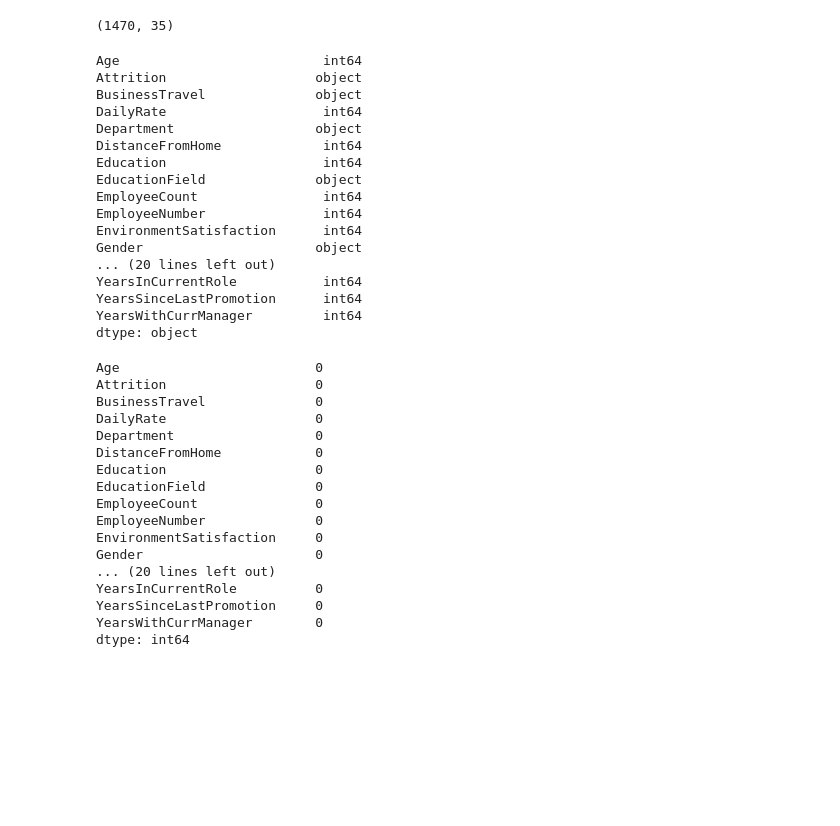
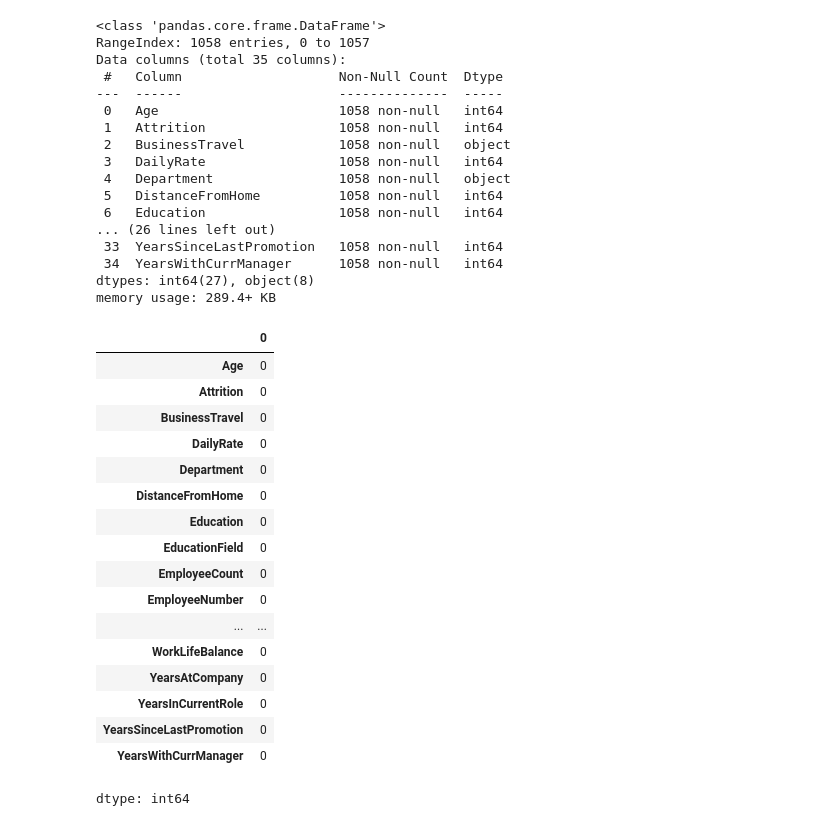
Before and after one commit to karanBx/EmployeeAttrition, a Jupyter notebook: EmployeeLeave.ipynb, the cells around one changed output. Drawn from its saved outputs; the diff is of its cells as text; code cells hidden in the pictures; blank space fills up the shorter version.

```diff
--- a/EmployeeLeave.ipynb
+++ b/EmployeeLeave.ipynb
@@ -31,47 +46,43 @@ df.head(7)
 # %%
-#Get the number of rows and number of columns in the data
-df.shape
+#Get the basic information of the dataset and the feature's datatypes
+data.info()
 # %% [output]
-(1470, 35)
+<class 'pandas.core.frame.DataFrame'>
+RangeIndex: 1058 entries, 0 to 1057
+Data columns (total 35 columns):
+ #   Column                    Non-Null Count  Dtype
+---  ------                    --------------  -----
+ 0   Age                       1058 non-null   int64
+ 1   Attrition                 1058 non-null   int64
+ 2   BusinessTravel            1058 non-null   object
+ 3   DailyRate                 1058 non-null   int64
+ 4   Department                1058 non-null   object
+ 5   DistanceFromHome          1058 non-null   int64
+ 6   Education                 1058 non-null   int64
+... (26 lines left out)
+ 33  YearsSinceLastPromotion   1058 non-null   int64
+ 34  YearsWithCurrManager      1058 non-null   int64
+dtypes: int64(27), object(8)
+memory usage: 289.4+ KB
-# %%
-#Get the column data types
-df.dtypes
-# %% [output]
-Age                          int64
-Attrition                   object
-BusinessTravel              object
-DailyRate                    int64
-Department                  object
-DistanceFromHome             int64
-Education                    int64
-EducationField              object
-EmployeeCount                int64
-EmployeeNumber               int64
-EnvironmentSatisfaction      int64
-Gender                      object
-... (20 lines left out)
-YearsInCurrentRole           int64
-YearsSinceLastPromotion      int64
-YearsWithCurrManager         int64
-dtype: object
 # %%
 #Count the empty (NaN, NAN, na) values in each column
-df.isna().sum()
+data.isna().sum()
 # %% [output]
+|  | 0 |
+| Age | 0 |
+| Attrition | 0 |
+| BusinessTravel | 0 |
+| DailyRate | 0 |
+| Department | 0 |
+| DistanceFromHome | 0 |
+| Education | 0 |
+| EducationField | 0 |
+| EmployeeCount | 0 |
+| EmployeeNumber | 0 |
+| ... | ... |
+| WorkLifeBalance | 0 |
+| YearsAtCompany | 0 |
+| YearsInCurrentRole | 0 |
+| YearsSinceLastPromotion | 0 |
+| YearsWithCurrManager | 0 |
-Age                         0
-Attrition                   0
-BusinessTravel              0
-DailyRate                   0
-Department                  0
-DistanceFromHome            0
-Education                   0
-EducationField              0
-EmployeeCount               0
-EmployeeNumber              0
-EnvironmentSatisfaction     0
-Gender                      0
-... (20 lines left out)
-YearsInCurrentRole          0
-YearsSinceLastPromotion     0
-YearsWithCurrManager        0
 dtype: int64
```
Also changed, not shown: parts of 23 cells of this notebook.
